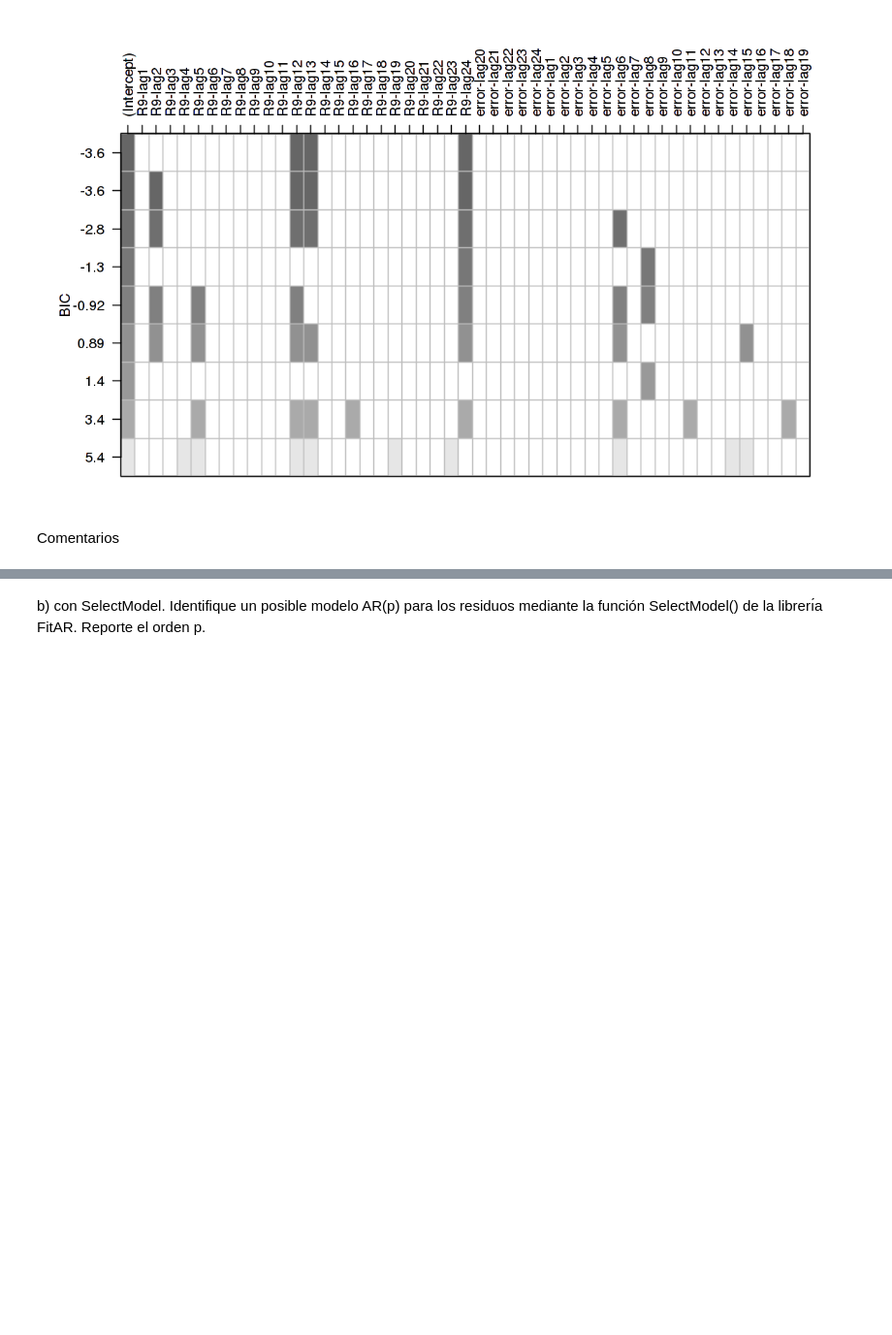
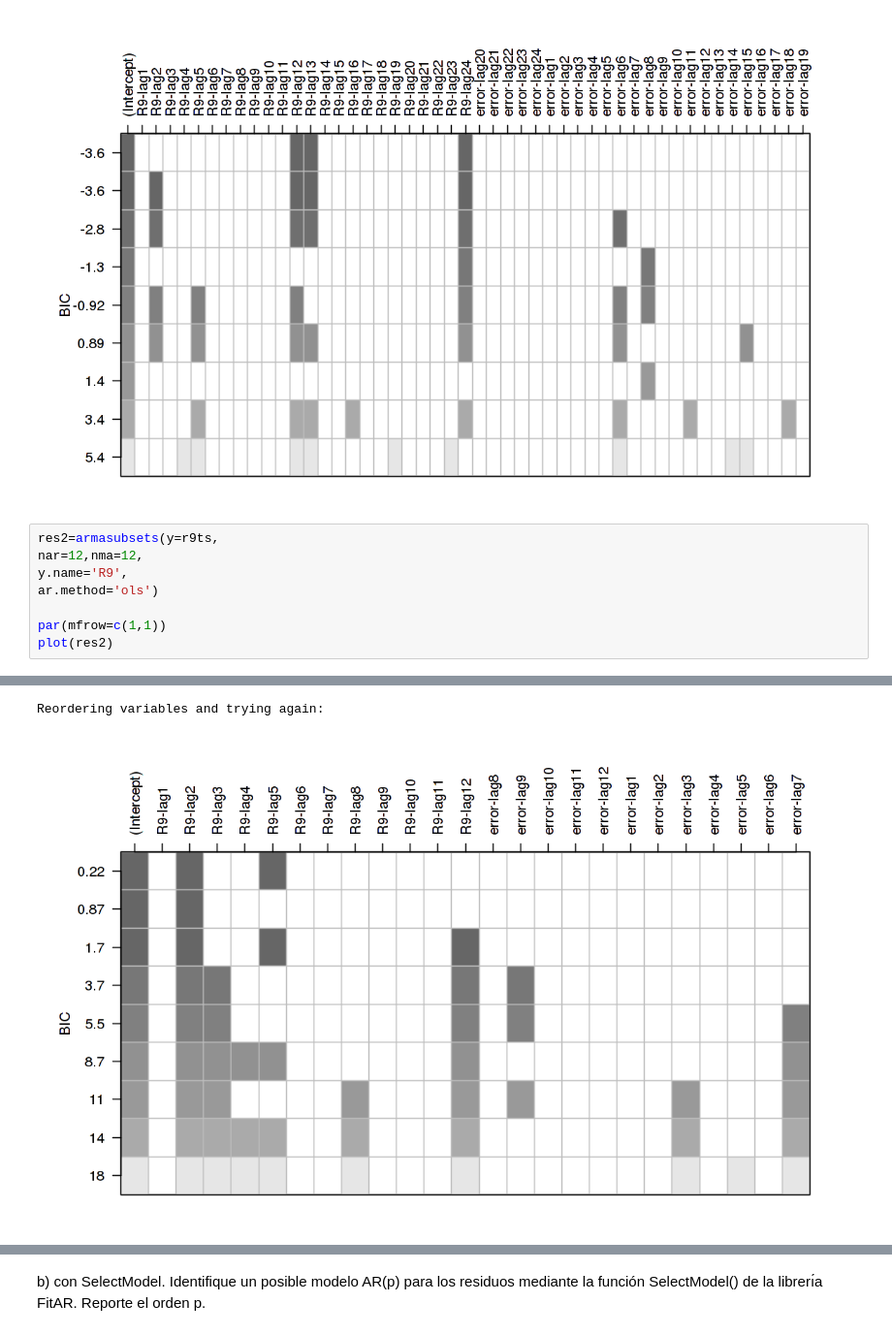
Before and after one commit to davidrivera62/Trabajo2, a Jupyter notebook: Trabajo 2.ipynb, the cells around one changed output, grey strips where cells are left out. Shown at 97% size. Cells and saved outputs as stored; diff of their text form; blank space fills up the shorter version.

```diff
--- a/Trabajo 2.ipynb
+++ b/Trabajo 2.ipynb
@@ -242,5 +259,12 @@ Warning message in leaps.setup(x, y, wt = wt, nbest = nbest, nvmax = nvmax, forc
 “19  linear dependencies found”
 Reordering variables and trying again:
 [figure]
-# %% [markdown]
-Comentarios
+# %%
+res2=armasubsets(y=r9ts,
+nar=12,nma=12,
+y.name='R9',
+ar.method='ols')
+
+par(mfrow=c(1,1))
+plot(res2)
+# %% [output]
@@ -246,0 +273,2 @@ Comentarios
+Reordering variables and trying again:
+[figure, added]
```
Also changed, not shown: parts of 22 cells of this notebook, 1 other file.
